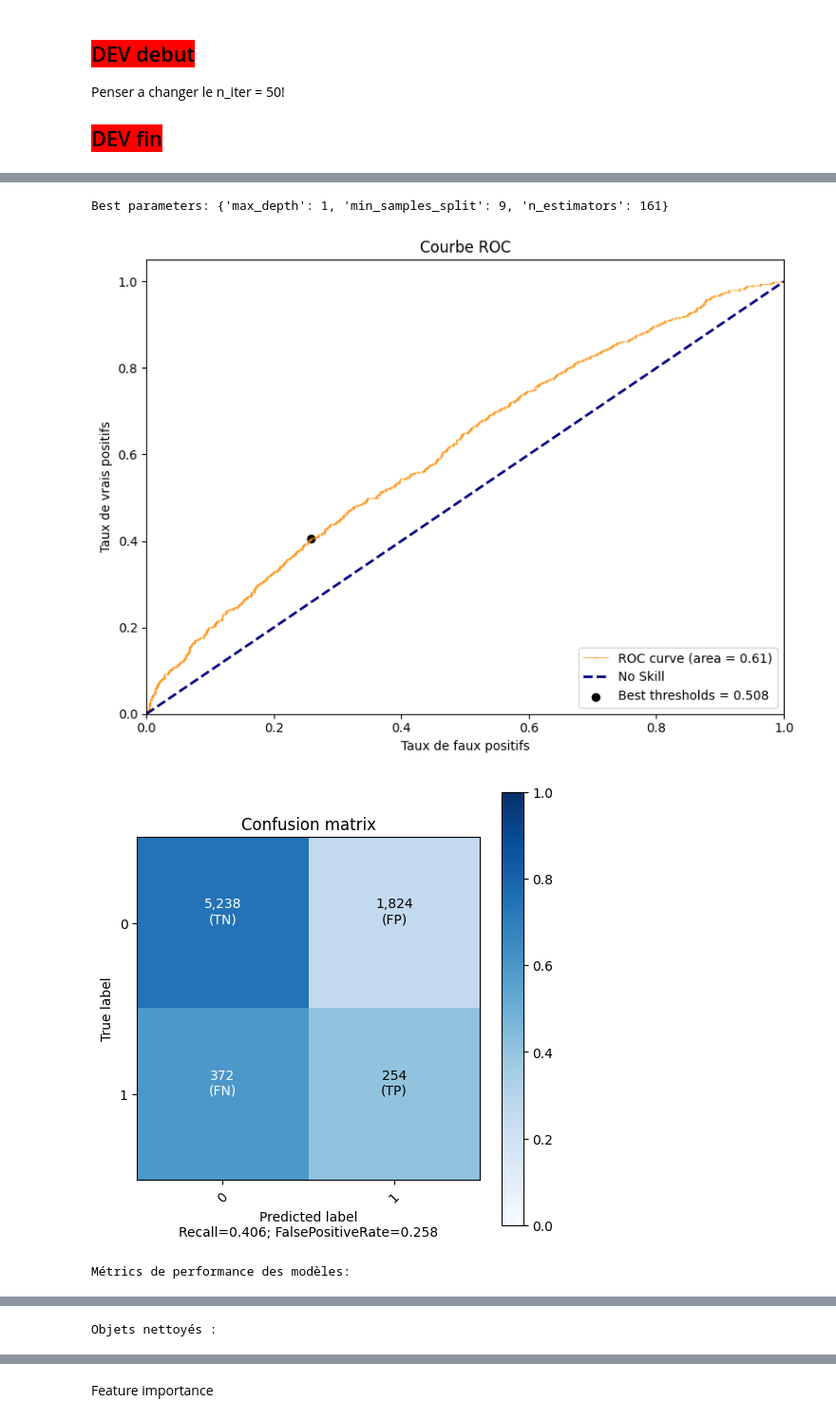
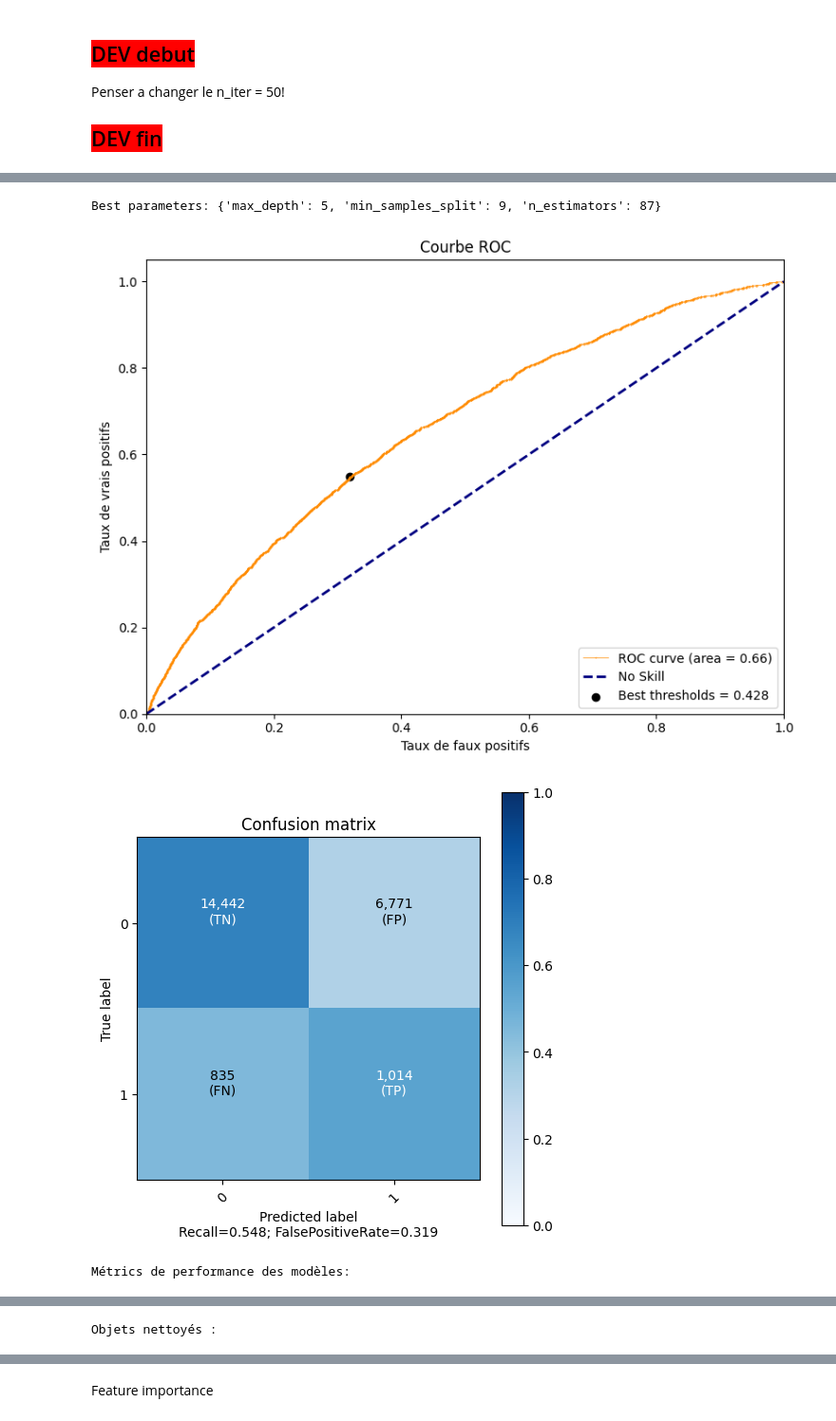
Before and after one commit to pierrickBERTHE/PB7_Scoring_client_de_banque, a Jupyter notebook: Berthe_Pierrick_3_notebook_modelisation_022024.ipynb, the cells around one changed output, grey strips where cells are left out. Shown at 95% size. Saved outputs shown, nothing was run; the diff lists cells and outputs as text; code cells hidden in the pictures.

Commit message:
PB_07/03 : Modelisation model naif+RL+RF avec feature importance OK

```diff
--- a/Berthe_Pierrick_3_notebook_modelisation_022024.ipynb
+++ b/Berthe_Pierrick_3_notebook_modelisation_022024.ipynb
@@ -1176,6 +1276,11 @@ memory usage: 1011.1 MB
+# %%
+FRAC = 0.5
+
+# Garde 1 fraction (XX%) des données pour accélérer le temps de calcul en DEV
+train_df = train_df.sample(frac=FRAC, random_state=random_seed)
 # %%
-# Garde 1 fraction (10%) des données pour accélérer le temps de calcul en DEV
-train_df = train_df.sample(frac=0.1, random_state=random_seed)
+# # Garde 1 fraction (10%) des données pour accélérer le temps de calcul en DEV
+# train_df = train_df.sample(frac=0.1, random_state=random_seed)
 # %% [markdown]
 ## <span style='background:red'>DEV fin</span>
 # %% [markdown]
@@ -1332,5 +1453,6 @@ params = {}
 params['TRAIN_SIZE'] = len(X_train)
 params['TEST_SIZE'] = len(X_test)
 params['SEED'] = random_seed
+params['FRAC'] = FRAC
 # %% [markdown]
 ### <span style='background:purple'>c/ Concatenation datasets train et test pour sauvegarde</span>
@@ -1617,6 +1705,9 @@ with mlflow.start_run(run_name="regression_logistic_" + time_str):
         best_thresh
     )
 
+    # Ajouter les meilleurs hyperparamètres à params
+    params.update(best_params)
+
     # Log les paramètres, métrics, artifacts et model à MLflow
     log_mlflow(
         params,
@@ -1744,9 +1842,9 @@ with mlflow.start_run(run_name="random_forest_" + time_str):
 
     # Définir les hyperparamètres à tester
     param_grid = {
-        'modele__max_depth': (1, 10),
-        'modele__min_samples_split': (2, 10),
-        'modele__n_estimators': (50, 200)
+        'modele__max_depth': (5, 10),
+        'modele__n_estimators': (50, 100),
+        'modele__min_samples_split': (5, 10)
     }
 
     # Validation croisée avec recherche d'hyperparamètres (bayesienne)
@@ -1806,7 +1904,7 @@ with mlflow.start_run(run_name="random_forest_" + time_str):
     cm = confusion_matrix(y_test, y_pred)
     plot_confusion_matrix(cm, ['0', '1'], 'Confusion matrix')
 
-        # Calculer les métrics du modele
+    # Calculer les métrics du modele
     metrics = calculer_metrics(
         y_test,
         y_pred,
@@ -1815,6 +1913,9 @@ with mlflow.start_run(run_name="random_forest_" + time_str):
         elapsed_time_predict,
         best_thresh
     )
+
+    # Ajouter les meilleurs hyperparamètres à params
+    params.update(best_params)
 
     # Log les paramètres, métrics, artifacts et model à MLflow
     log_mlflow(
@@ -1853,5 +1954,5 @@ Résultats de la validation croisée BayesSearchCV :
-Best parameters: {'max_depth': 1, 'min_samples_split': 9, 'n_estimators': 161}
+Best parameters: {'max_depth': 5, 'min_samples_split': 9, 'n_estimators': 87}
-[figure, old version]
+[figure, new version]
-[figure, old version]
+[figure, new version]
 Métrics de performance des modèles:
 |  | accuracy | auc | f1_score | metier_score | temps_fit | temps_predict | seuil_predict |
```
Also changed, not shown: parts of 68 cells of this notebook.
